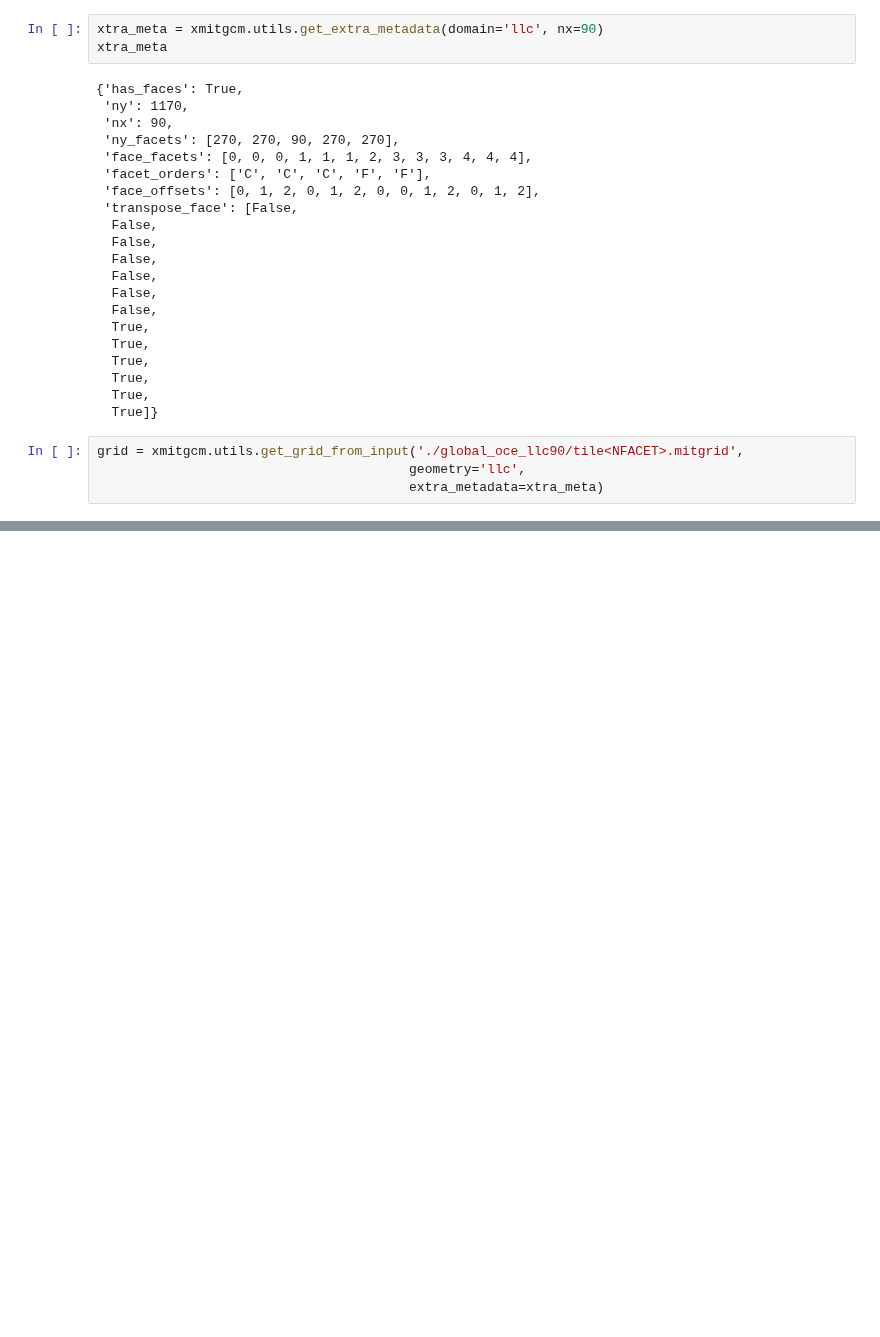
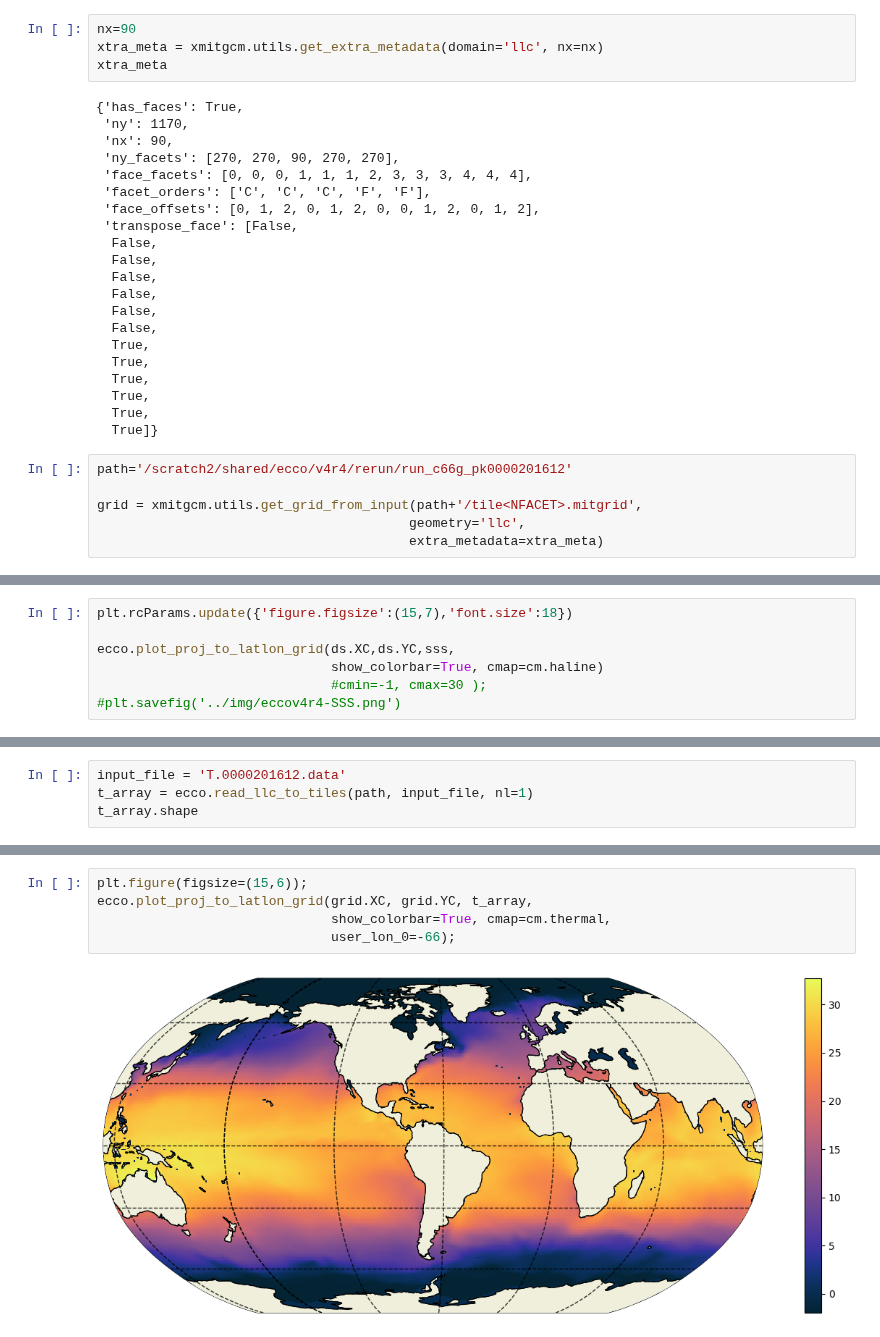
Before and after one commit to IvanaEscobar/sandbox, a Jupyter notebook: sandbox/bin/notebooks/xmitgcm_TUTORIAL.ipynb, the cells around one changed output, grey strips where cells are left out. Cells and saved outputs as stored; diff of their text form; blank space fills up the shorter version.

```diff
--- a/sandbox/bin/notebooks/xmitgcm_TUTORIAL.ipynb
+++ b/sandbox/bin/notebooks/xmitgcm_TUTORIAL.ipynb
@@ -10,5 +14,6 @@ import xmitgcm
 # %%
-xtra_meta = xmitgcm.utils.get_extra_metadata(domain='llc', nx=90)
+nx=90
+xtra_meta = xmitgcm.utils.get_extra_metadata(domain='llc', nx=nx)
 xtra_meta
 # %% [output]
 {'has_faces': True,
@@ -32,6 +37,8 @@ xtra_meta
   True,
   True]}
 # %%
-grid = xmitgcm.utils.get_grid_from_input('./global_oce_llc90/tile<NFACET>.mitgrid',
+path='/scratch2/shared/ecco/v4r4/rerun/run_c66g_pk0000201612'
+
+grid = xmitgcm.utils.get_grid_from_input(path+'/tile<NFACET>.mitgrid',
                                         geometry='llc',
                                         extra_metadata=xtra_meta)
@@ -59,0 +82,7 @@ Coordinates:
+# %%
+plt.rcParams.update({'figure.figsize':(15,7),'font.size':18})
+
+ecco.plot_proj_to_latlon_grid(ds.XC,ds.YC,sss,
+                              show_colorbar=True, cmap=cm.haline)
+                              #cmin=-1, cmax=30 );
+#plt.savefig('../img/eccov4r4-SSS.png')
@@ -59,0 +93,4 @@ Coordinates:
+# %%
+input_file = 'T.0000201612.data'
+t_array = ecco.read_llc_to_tiles(path, input_file, nl=1)
+t_array.shape
@@ -59,0 +106,7 @@ Coordinates:
+# %%
+plt.figure(figsize=(15,6));
+ecco.plot_proj_to_latlon_grid(grid.XC, grid.YC, t_array,
+                              show_colorbar=True, cmap=cm.thermal,
+                              user_lon_0=-66);
+# %% [output]
+[figure, added]
```
Also changed, not shown: parts of 9 cells of this notebook, 2 other files.
